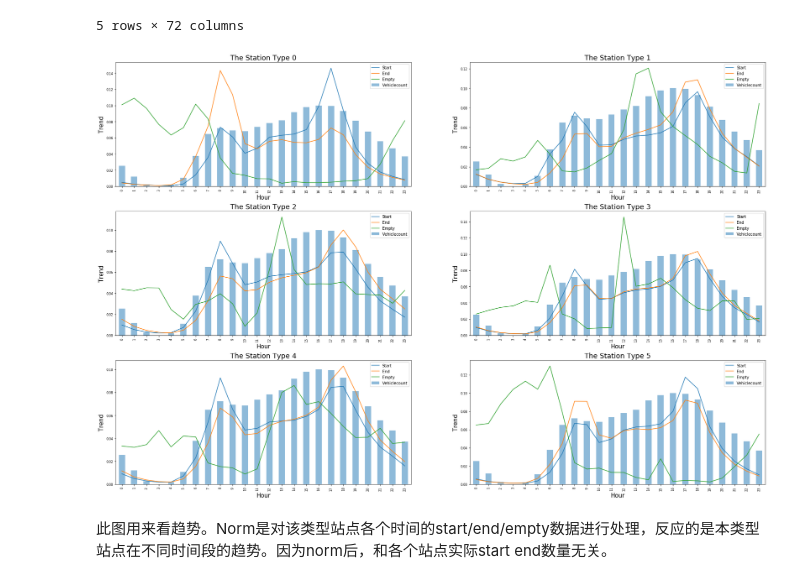
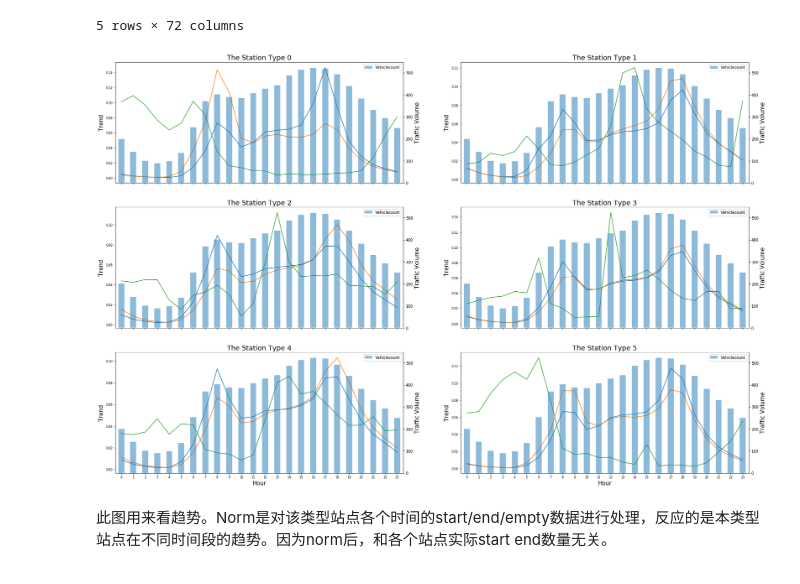
Before and after one commit to Sherryairui/CitiBike_Docker_Analysis, a Jupyter notebook: Docker_Type_Viz.ipynb, the cells around one changed output. Saved outputs shown, nothing was run; the diff lists cells and outputs as text; code cells hidden in the pictures.

```diff
--- a/Docker_Type_Viz.ipynb
+++ b/Docker_Type_Viz.ipynb
@@ -37,26 +47,29 @@ def normalize(rawList):
 # %%
 dailyRange = range(0,24)
 scaler = MinMaxScaler(feature_range=(0, 0.1))
 
-fig = pl.figure(figsize=(30,20))
+fig = plt.figure(figsize=(30,20))
 
 for i in range(6):
     ax = fig.add_subplot(3,2,i+1)
     ax.set_title("The Station Type " + str(i),fontsize=18)
-    pl.xticks(fontsize=8)
-    pl.yticks(fontsize=8)
-    pl.xlabel("Hour",fontsize=15)
-    pl.ylabel("Trend",fontsize=15)
+    plt.xticks(fontsize=8)
+    plt.yticks(fontsize=8)
+    plt.xlabel("Hour",fontsize=15)
+    plt.ylabel("Trend",fontsize=15)
 
     ax.plot(dailyRange, normalize(list(station_type_feature.iloc[i][24:72:2])), label="Start")
     ax.plot(dailyRange, normalize(list(station_type_feature.iloc[i][25:72:2])), label="End")
     ax.plot(dailyRange, normalize(list(station_type_feature.iloc[i][0:24])), label="Empty")
-    pd.DataFrame(scaler.fit_transform(traffic_volume))[0].plot(x=dailyRange,kind="bar", alpha=0.5, label="Vehiclecount", ax = ax)
+
+    ax2 = ax.twinx()
+    ax2.set_ylabel('Traffic Volume', fontsize=15)
+    traffic_volume['Traffic_Volume'].plot(x=dailyRange,kind="bar", alpha=0.5, label="Vehiclecount", ax = ax2)
 
     #pl.xticks(rotation=70)
-    pl.legend()
+    plt.legend()
 # %% [output]
-[figure, old version]
+[figure, new version]
 # %% [markdown]
 此图用来看趋势。Norm是对该类型站点各个时间的start/end/empty数据进行处理，反应的是本类型站点在不同时间段的趋势。因为norm后，和各个站点实际start end数量无关。
 # %%
```
Also changed, not shown: parts of 2 cells of this notebook.
